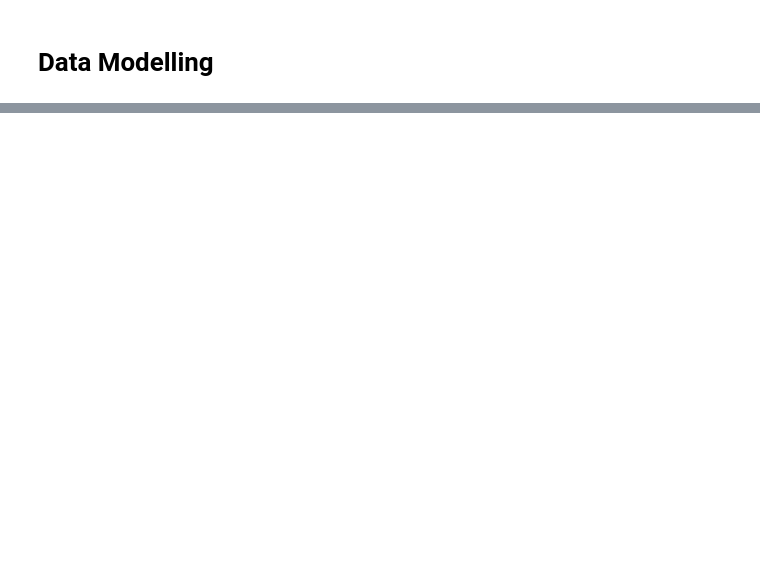
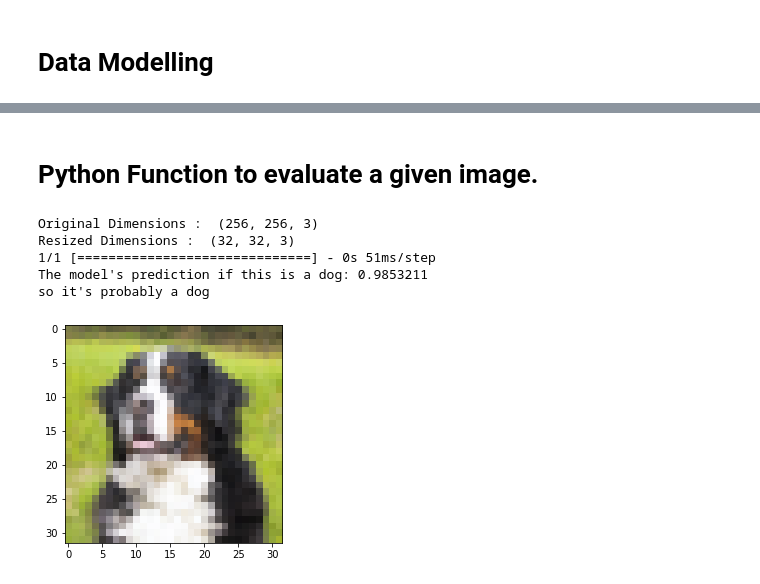
Before and after one commit to aprilyeah/is-it-a-dog, a Jupyter notebook: make-model.ipynb, the cells around one changed output, grey strips where cells are left out. Drawn from its saved outputs; the diff is of its cells as text; code cells hidden in the pictures; blank space fills up the shorter version.

```diff
--- a/make-model.ipynb
+++ b/make-model.ipynb
@@ -232,0 +465,2 @@ model.save('output/my_model')
+# %% [markdown]
+# Python Function to evaluate a given image.
@@ -232,0 +469,46 @@ model.save('output/my_model')
+# %%
+
+# function which takes in an image and returns if it is a dog
+def is_this_a_dog(image_path):
+    dim = (32, 32)
+    threshold = 0.8
+
+    # read the image
+    read_image = cv2.imread(image_path, cv2.IMREAD_UNCHANGED)
+    image = cv2.cvtColor(read_image, cv2.COLOR_BGR2RGB)
+    # plt.imshow(image)
+    print('Original Dimensions : ',image.shape)
+
+    # resize image to be 32 x 32
+    resized = cv2.resize(image, dim, interpolation = cv2.INTER_AREA)
+    print('Resized Dimensions : ',resized.shape)
+    cv2.imshow("Resized image", resized)
+    plt.imshow(resized)
+
+    # predict if it is a dog
+    probability = model.predict(np.array([resized]))
+    print("The model's prediction if this is a dog:", probability[0][0])
+
+    if probability > threshold:
+        print("so it's probably a dog")
+    else:
+        print("so it's probably not a dog")
+# %%
+# image_path = 'img/cat_test_1.jpeg' # returns is not a dog :)
+# image_path = 'img/cat_test_2.jpeg' # returns not a dog :)
+# image_path = 'img/cat_test_3.jpeg' # returns not a dog :)
+# image_path = 'img/dog_test_1.png' # returns not a dog :( sad doge
+# image_path = 'img/dog_test_2.png' # is a dog :)
+# image_path = 'img/dog_test_3.jpeg' # is a dog :)
+# image_path = 'img/dog_test_4.jpeg' # not a dog :(
+image_path = 'img/dog_test_5.jpeg' # returns is a dog :)
+
+
+is_this_a_dog(image_path)
+# %% [output]
+Original Dimensions :  (256, 256, 3)
+Resized Dimensions :  (32, 32, 3)
+1/1 [==============================] - 0s 51ms/step
+The model's prediction if this is a dog: 0.9853211
+so it's probably a dog
+[figure, added]
```
Also changed, not shown: parts of 31 cells of this notebook, 3 other files.
